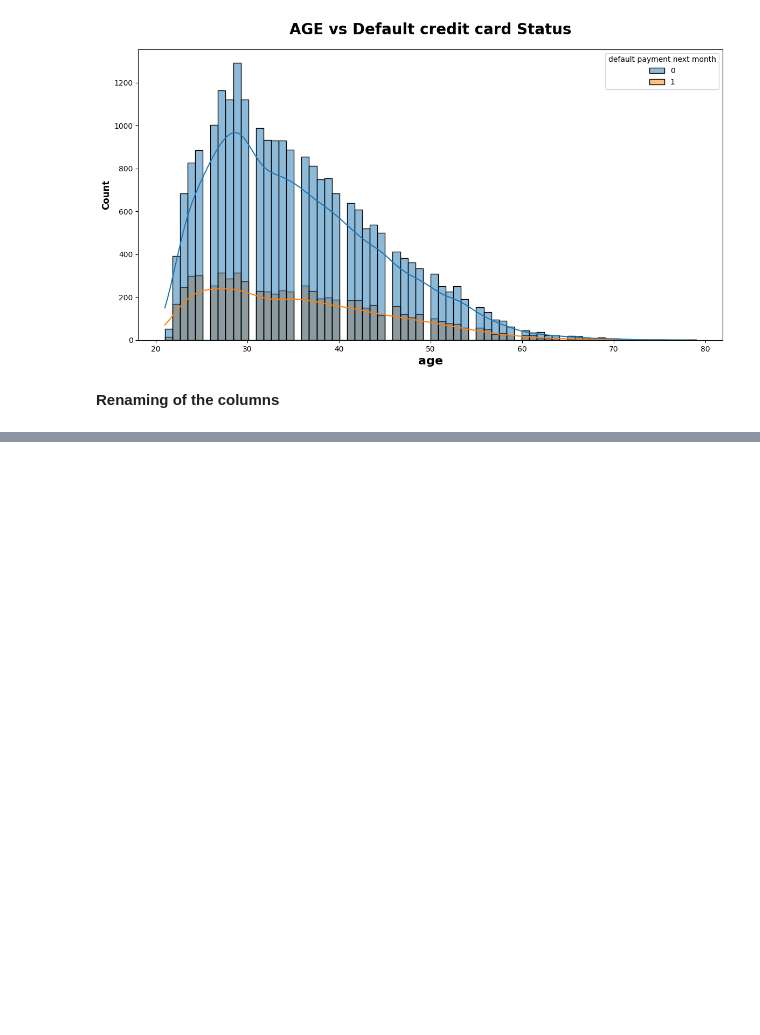
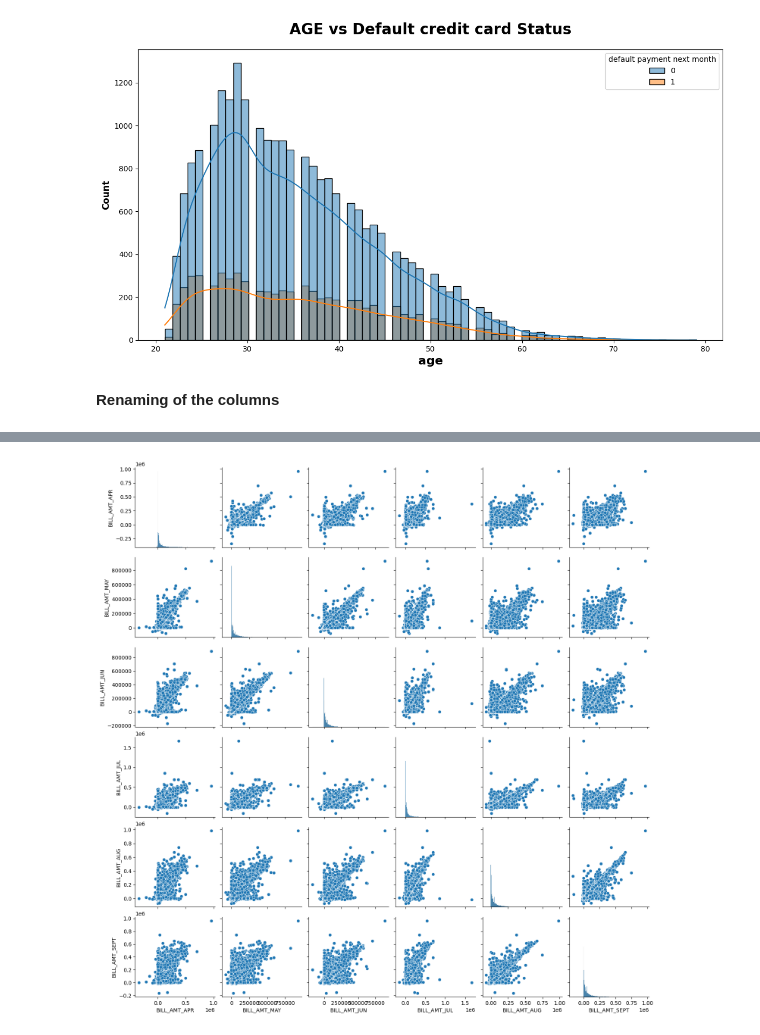
Before and after one commit to kota-Git/Credit_Card_Fraud_Detection_Real_Time, a Jupyter notebook: note_book/1_EDA_on_Credit_card.ipynb, the cells around one changed output, grey strips where cells are left out. Cells and saved outputs as stored; diff of their text form; code cells hidden in the pictures; blank space fills up the shorter version.

```diff
--- a/note_book/1_EDA_on_Credit_card.ipynb
+++ b/note_book/1_EDA_on_Credit_card.ipynb
@@ -872,3 +1006,11 @@ paid_month=["PAY_AMT_SEPT","PAY_AMT_AUG","PAY_AMT_JUL","PAY_AMT_JUN","PAY_AMT_MA
+# %%
+bill_amount=df[['BILL_AMT_APR',  'BILL_AMT_MAY',   'BILL_AMT_JUN',   'BILL_AMT_JUL',   'BILL_AMT_AUG',   'BILL_AMT_SEPT']]
+
+sns.pairplot(data=bill_amount)
+
+plt.show()
+# %% [output]
+[figure, added]
 # %%
 df.head(1)
 # %% [output]
```
Also changed, not shown: parts of 16 cells of this notebook.
